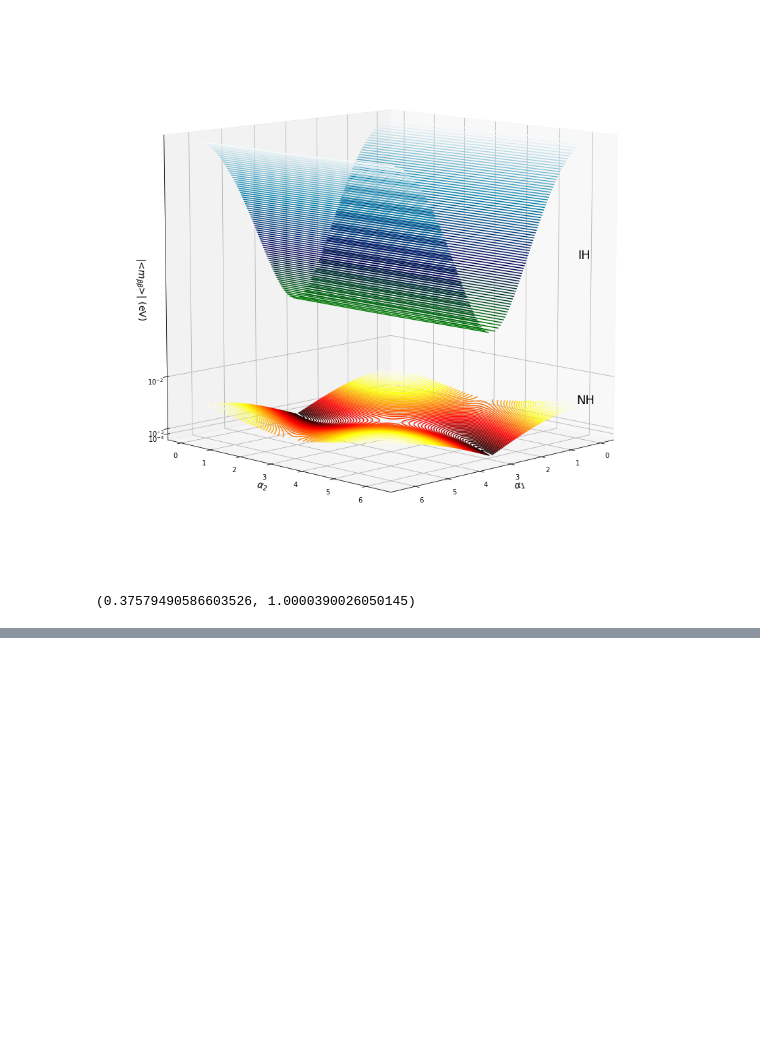
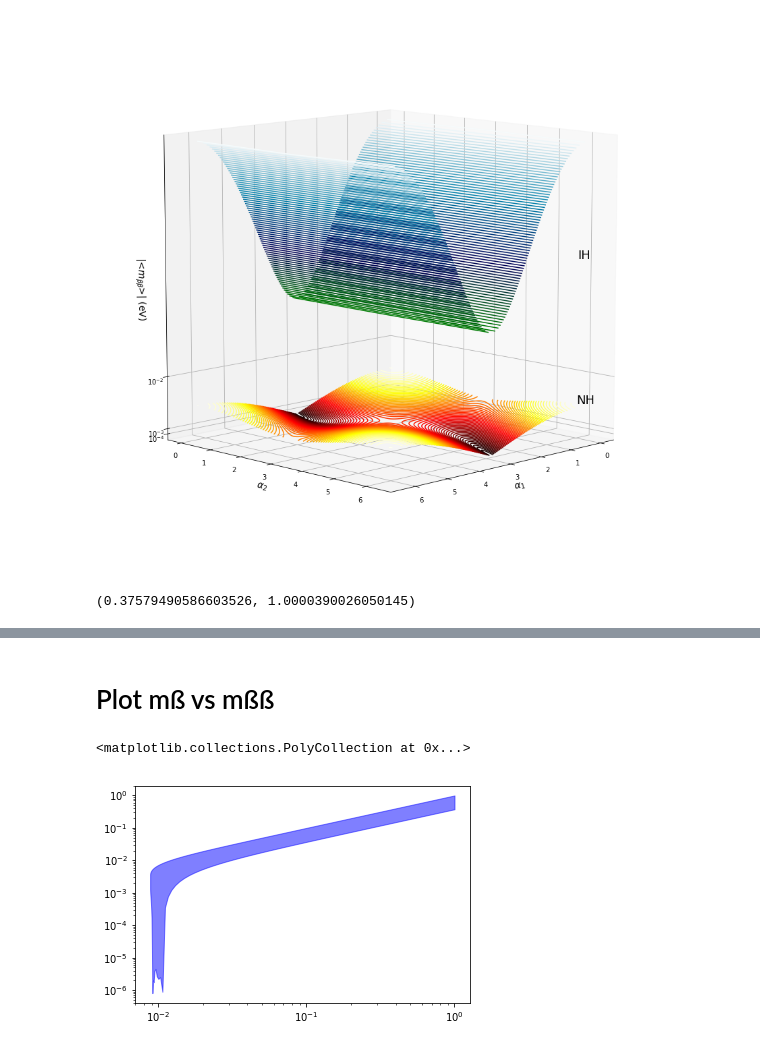
Before and after one commit to proscrite/lobster, a Jupyter notebook: inss_lobster.ipynb, the cells around one changed output, grey strips where cells are left out. Drawn from its saved outputs; the diff is of its cells as text; code cells hidden in the pictures; blank space fills up the shorter version.

```diff
--- a/inss_lobster.ipynb
+++ b/inss_lobster.ipynb
@@ -224,0 +222,41 @@ plt.show()
+# %% [markdown]
+# Plot mß vs mßß
+# %%
+m = np.logspace(-5,0,100)
+MB_io = mb(m, s12sq, s13sq, s23sq, dm21sq, dm32sq, hierarchy=-1)
+MB_no = mb(m, s12sq, s13sq, s23sq, dm21sq, dm32sq, hierarchy=+1)
+# %%
+hierarchy = 1
+step = 0.005
+alpha = 0.5
+
+# Values of m_lightest to evaluate [eV]
+x = np.logspace(-5, 0, 100)
+
+# Loop over m_lightests to find the mbb range for each
+y = []
+for m in x:
+    r = mbb_range(m, s12sq, s13sq, s23sq, dm21sq, dm32sq,
+                  hierarchy=hierarchy, step=step)
+    y.append(r)
+
+# Invert to get a tuple of (lower bounds, upper bounds)
+b = [list(t) for t in y]
+
+up = [y[i][0] for i in range(len(y))]
+dw = [y[i][1] for i in range(len(y))]
+
+#g = ROOT.TGraph(2 * len(x))
+#g.SetName(name)
+
+ind = np.arange(len(x))
+
+if hierarchy == -1: color = 'r'
+else: color = 'b'
+
+plt.yscale('log')
+plt.xscale('log')
+plt.fill_between(MB_no, up, dw, color=color, alpha=alpha)
+# %% [output]
+<matplotlib.collections.PolyCollection at 0x...>
+[figure, added]
```
Also changed, not shown: parts of 9 cells of this notebook, 1 other file.
